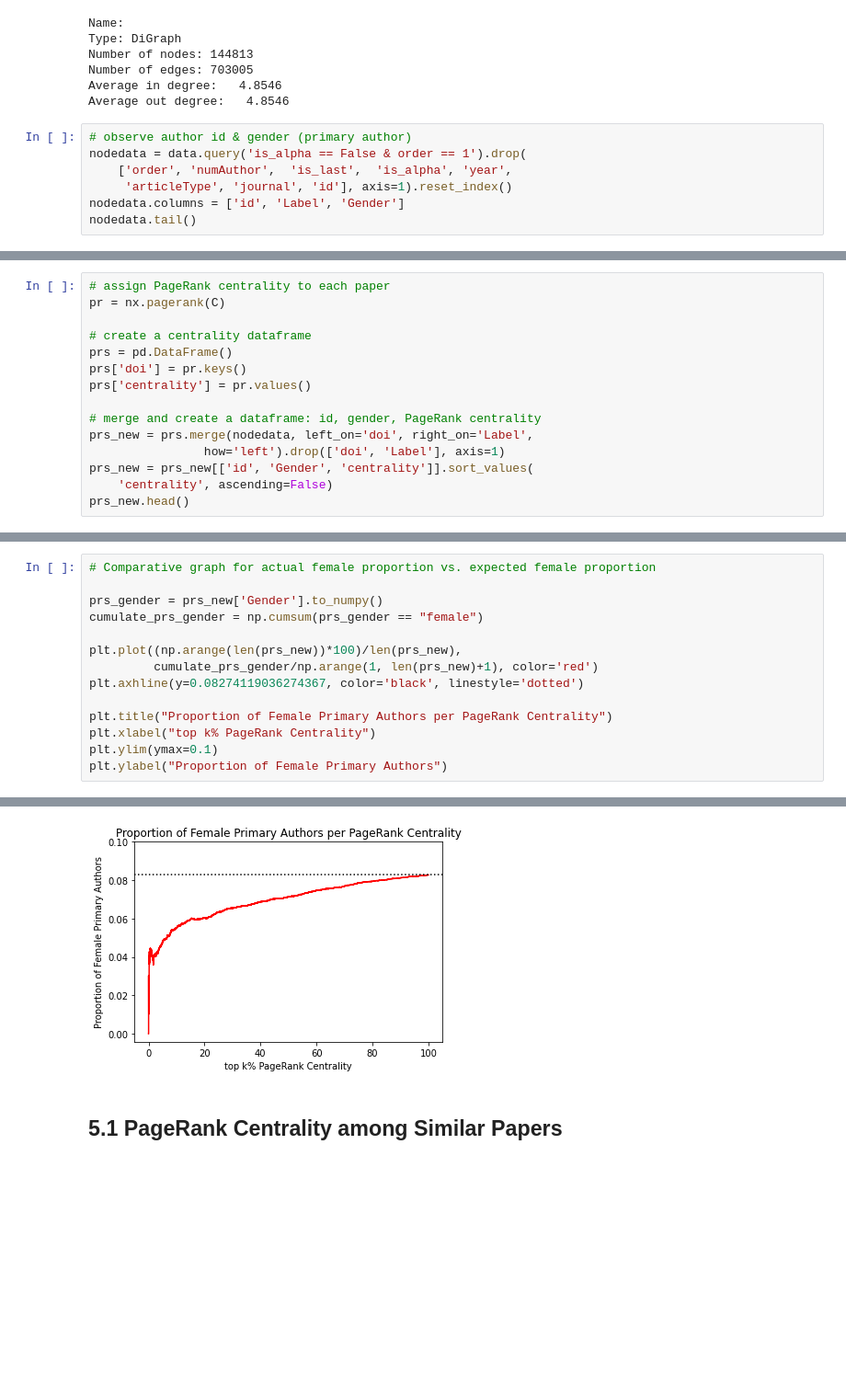
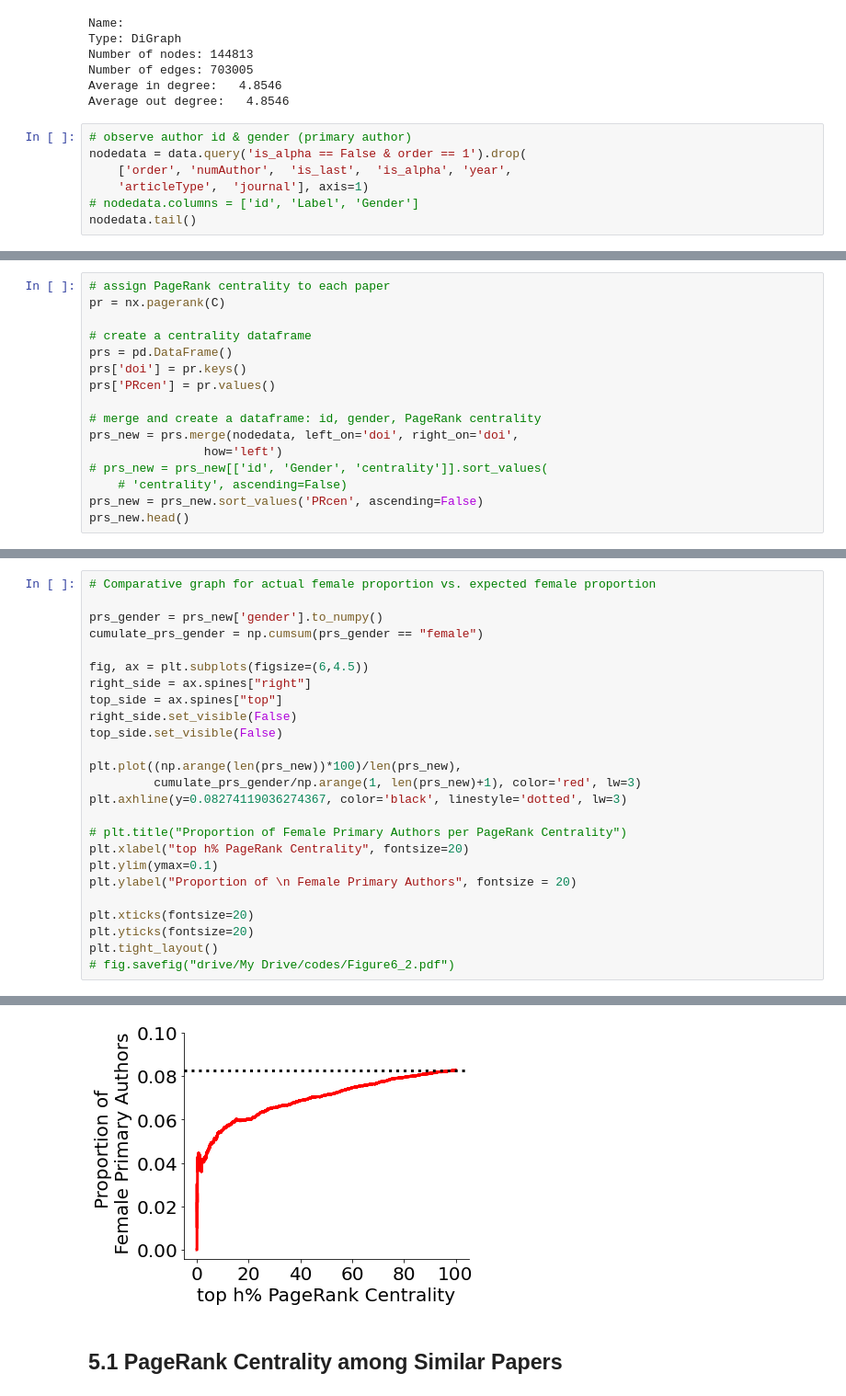
Before and after one commit to therobinkay/gender_bias_2021, a Jupyter notebook: Journal_Analysis_1_(GitHub).ipynb, the cells around one changed output, grey strips where cells are left out. Shown at 92% size. Drawn from its saved outputs; the diff is of its cells as text; blank space fills up the shorter version.

```diff
--- a/Journal_Analysis_1_(GitHub).ipynb
+++ b/Journal_Analysis_1_(GitHub).ipynb
@@ -277,7 +640,7 @@ Average out degree:   4.8546
 # observe author id & gender (primary author)
 nodedata = data.query('is_alpha == False & order == 1').drop(
     ['order', 'numAuthor',	'is_last',	'is_alpha',	'year',
-     'articleType',	'journal', 'id'], axis=1).reset_index()
-nodedata.columns = ['id', 'Label', 'Gender']
+    'articleType',	'journal'], axis=1)
+# nodedata.columns = ['id', 'Label', 'Gender']
 nodedata.tail()
 # %% [output]
@@ -294,12 +663,13 @@ pr = nx.pagerank(C)
 # create a centrality dataframe
 prs = pd.DataFrame()
 prs['doi'] = pr.keys()
-prs['centrality'] = pr.values()
+prs['PRcen'] = pr.values()
 
 # merge and create a dataframe: id, gender, PageRank centrality
-prs_new = prs.merge(nodedata, left_on='doi', right_on='Label',
-                how='left').drop(['doi', 'Label'], axis=1)
-prs_new = prs_new[['id', 'Gender', 'centrality']].sort_values(
-    'centrality', ascending=False)
+prs_new = prs.merge(nodedata, left_on='doi', right_on='doi',
+                how='left')
+# prs_new = prs_new[['id', 'Gender', 'centrality']].sort_values(
+    # 'centrality', ascending=False)
+prs_new = prs_new.sort_values('PRcen', ascending=False)
 prs_new.head()
 # %% [output]
@@ -312,15 +682,26 @@ prs_new.head()
 # %%
 # Comparative graph for actual female proportion vs. expected female proportion
 
-prs_gender = prs_new['Gender'].to_numpy()
+prs_gender = prs_new['gender'].to_numpy()
 cumulate_prs_gender = np.cumsum(prs_gender == "female")
 
+fig, ax = plt.subplots(figsize=(6,4.5))
+right_side = ax.spines["right"]
+top_side = ax.spines["top"]
+right_side.set_visible(False)
+top_side.set_visible(False)
+
 plt.plot((np.arange(len(prs_new))*100)/len(prs_new),
-         cumulate_prs_gender/np.arange(1, len(prs_new)+1), color='red')
-plt.axhline(y=0.08274119036274367, color='black', linestyle='dotted')
+         cumulate_prs_gender/np.arange(1, len(prs_new)+1), color='red', lw=3)
+plt.axhline(y=0.08274119036274367, color='black', linestyle='dotted', lw=3)
 
-plt.title("Proportion of Female Primary Authors per PageRank Centrality")
-plt.xlabel("top k% PageRank Centrality")
+# plt.title("Proportion of Female Primary Authors per PageRank Centrality")
+plt.xlabel("top h% PageRank Centrality", fontsize=20)
 plt.ylim(ymax=0.1)
-plt.ylabel("Proportion of Female Primary Authors")
+plt.ylabel("Proportion of \n Female Primary Authors", fontsize = 20)
+
+plt.xticks(fontsize=20)
+plt.yticks(fontsize=20)
+plt.tight_layout()
+# fig.savefig("drive/My Drive/codes/Figure6_2.pdf")
 # %% [output]
@@ -328,4 +708,4 @@ Text(0, 0.5, 'Proportion of Female Primary Authors')
-[figure, old version]
+[figure, new version]
 # %% [markdown]
 ## 5.1 PageRank Centrality among Similar Papers
 # %%
```
Also changed, not shown: parts of 35 cells of this notebook.
